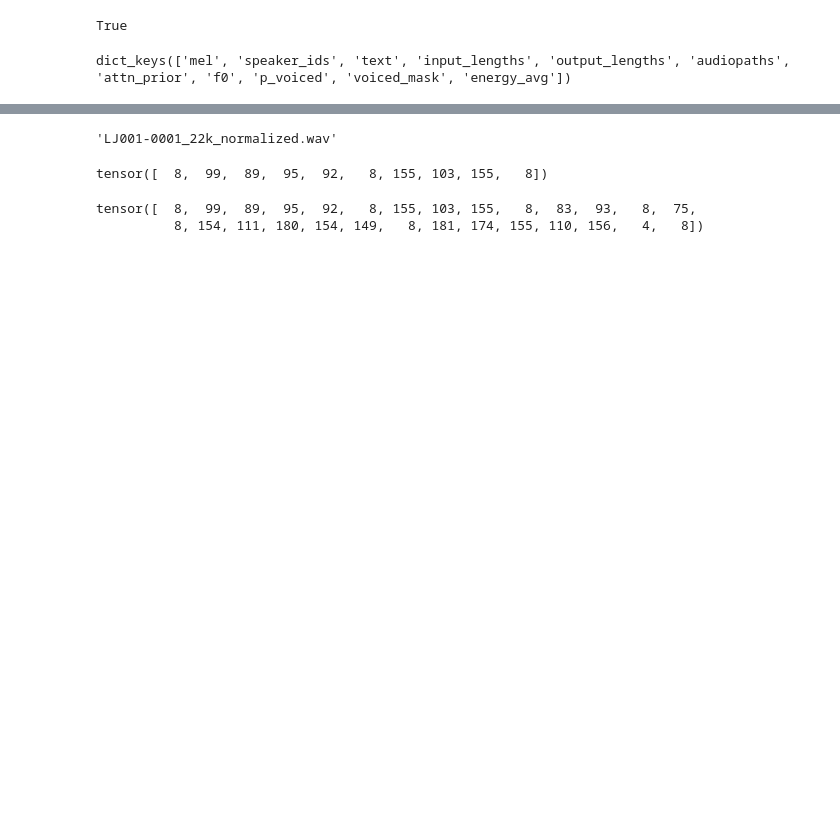
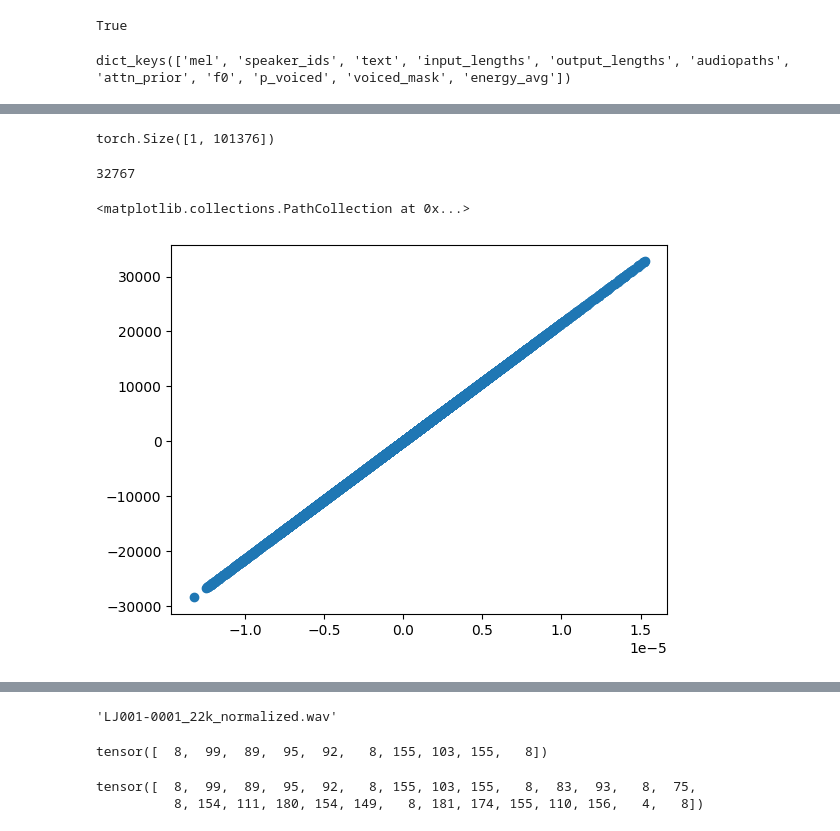
Before and after one commit to uberduck-ai/uberduck-ml-dev, a Jupyter notebook: radtts_ray_0309.ipynb, the cells around one changed output, grey strips where cells are left out. Cells and saved outputs as stored; diff of their text form; code cells hidden in the pictures; blank space fills up the shorter version.

```diff
--- a/radtts_ray_0309.ipynb
+++ b/radtts_ray_0309.ipynb
@@ -176,0 +232,39 @@ sns.heatmap(batch_dict['attn_prior'][0])
+# %%
+audio_norm.shape
+# %% [output]
+torch.Size([1, 101376])
+# %%
+from uberduck_ml_dev.models.common import get_mel
+from scipy.io.wavfile import read
+import numpy as np
+import torch
+
+from uberduck_ml_dev.data.audio_processing import TacotronSTFT
+stft = TacotronSTFT(
+    filter_length=data_config['filter_length'],
+    hop_length=data_config['hop_length'],
+    win_length=data_config['win_length'],
+    sampling_rate=22050,
+    n_mel_channels=data_config['n_mel_channels'],
+    mel_fmin=data_config['mel_fmin'],
+    mel_fmax=data_config['mel_fmax'],
+)
+
+audio = read('crust.wav')[1]
+max_wav_value = 32768
+# audio_norm = (32768 - 1) * (audio / (np.abs(audio).max()))
+# audio_norm = (32768 - 1) * audio / (np.abs(audio).max())
+audio_norm = audio / (np.abs(audio).max()*2)
+audio_norm = audio_norm / 32768
+
+# audio_norm = audio
+# %%
+(32768 - 1)
+# %% [output]
+32767
+# %%
+import matplotlib.pyplot as plt
+plt.scatter(audio_norm, audio)
+# %% [output]
+<matplotlib.collections.PathCollection at 0x...>
+[figure, added]
```
Also changed, not shown: parts of 18 cells of this notebook, 1 other file.
